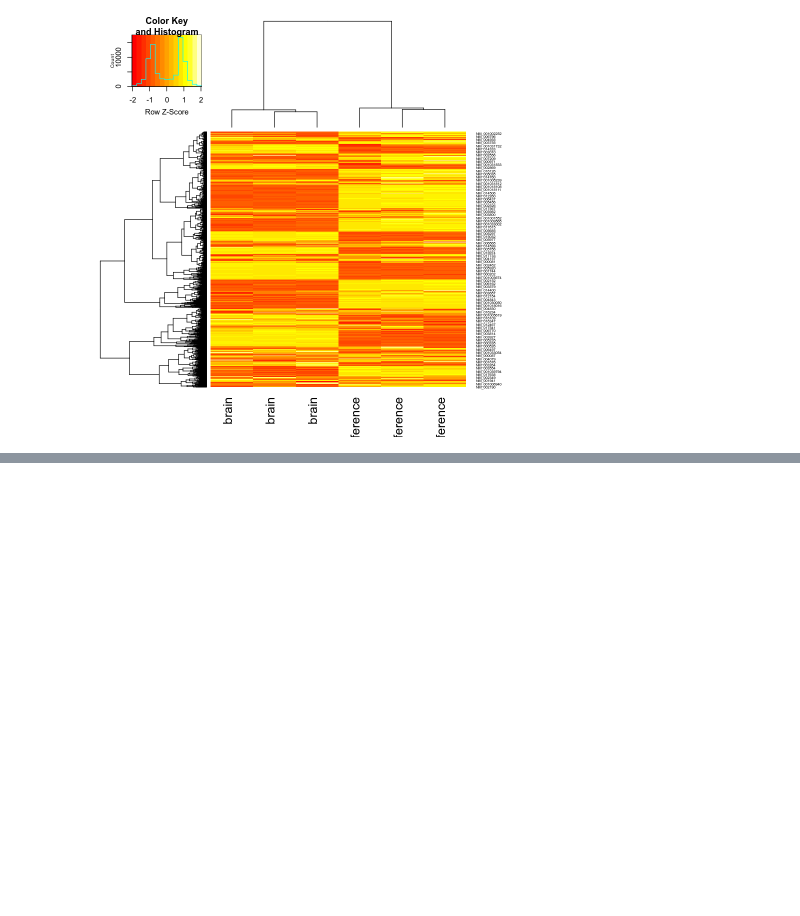
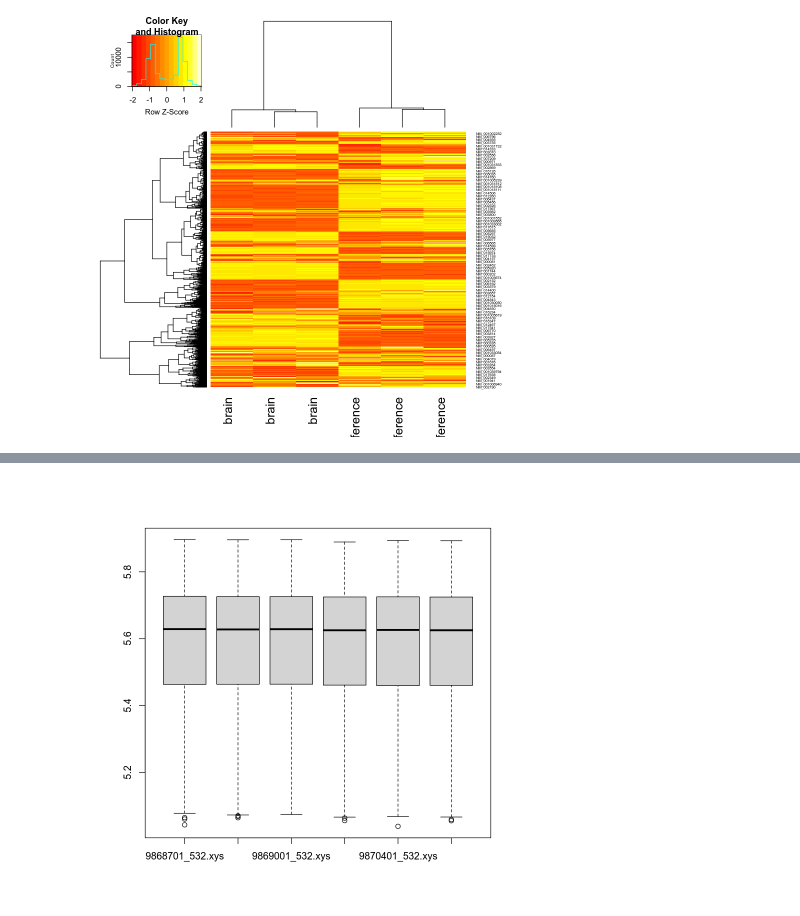
Before and after one commit to marcenavuc/bioinf_tutors, a Jupyter notebook: DEA/r_examples/DEA Example.ipynb, the cells around one changed output, grey strips where cells are left out. Drawn from its saved outputs; the diff is of its cells as text; code cells hidden in the pictures; blank space fills up the shorter version.

```diff
--- a/DEA/r_examples/DEA Example.ipynb
+++ b/DEA/r_examples/DEA Example.ipynb
@@ -291,0 +382,5 @@ heatmap.2(s, scale='row', trace='none')
+# %%
+# смотрим на распределение экспресии после применения voom
+boxplot(v$E)
+# %% [output]
+[figure, added]
```
Also changed, not shown: parts of 26 cells of this notebook, 38 other files.
